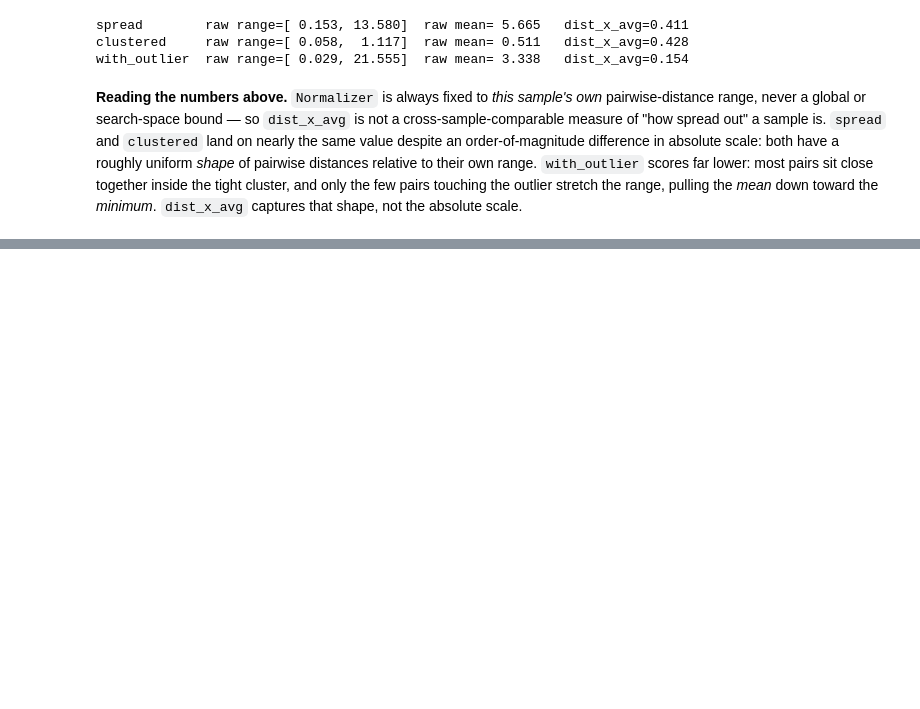
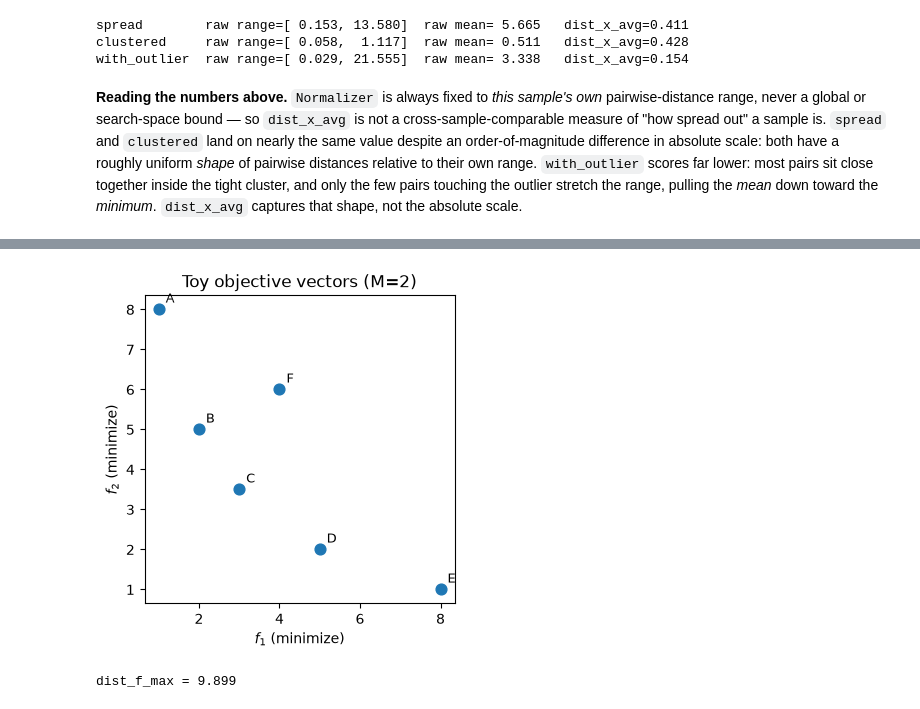
Before and after one commit to ajnebro/MOLA, a Jupyter notebook: notebooks/global.ipynb, the cells around one changed output, grey strips where cells are left out. Cells and saved outputs as stored; diff of their text form; code cells hidden in the pictures; blank space fills up the shorter version.

```diff
--- a/notebooks/global.ipynb
+++ b/notebooks/global.ipynb
@@ -55,0 +62,6 @@ with_outlier  raw range=[ 0.029, 21.555]  raw mean= 3.338   dist_x_avg=0.154
+# %%
+from mola.features import dist_x_max
+
+for label, points in samples.items():
+    value = dist_x_max(points)
+    print(f"{label:13s} dist_x_max={value:.3f}")
@@ -55,0 +78,28 @@ with_outlier  raw range=[ 0.029, 21.555]  raw mean= 3.338   dist_x_avg=0.154
+# %%
+from mola.features import dist_f_max
+
+objectives = np.array(
+    [
+        [1.0, 8.0],
+        [2.0, 5.0],
+        [3.0, 3.5],
+        [5.0, 2.0],
+        [8.0, 1.0],
+        [4.0, 6.0],
+    ]
+)
+labels = list("ABCDEF")
+
+fig, ax = plt.subplots(figsize=(4, 4))
+ax.scatter(objectives[:, 0], objectives[:, 1], s=60)
+for label, (f1, f2) in zip(labels, objectives, strict=True):
+    ax.annotate(label, (f1, f2), textcoords="offset points", xytext=(5, 5), fontsize=9)
+ax.set_xlabel("$f_1$ (minimize)")
+ax.set_ylabel("$f_2$ (minimize)")
+ax.set_title("Toy objective vectors (M=2)")
+plt.show()
+
+print(f"dist_f_max = {dist_f_max(objectives):.3f}")
+# %% [output]
+[figure, added]
+dist_f_max = 9.899
```
Also changed, not shown: parts of 3 cells of this notebook, 3 other files.
